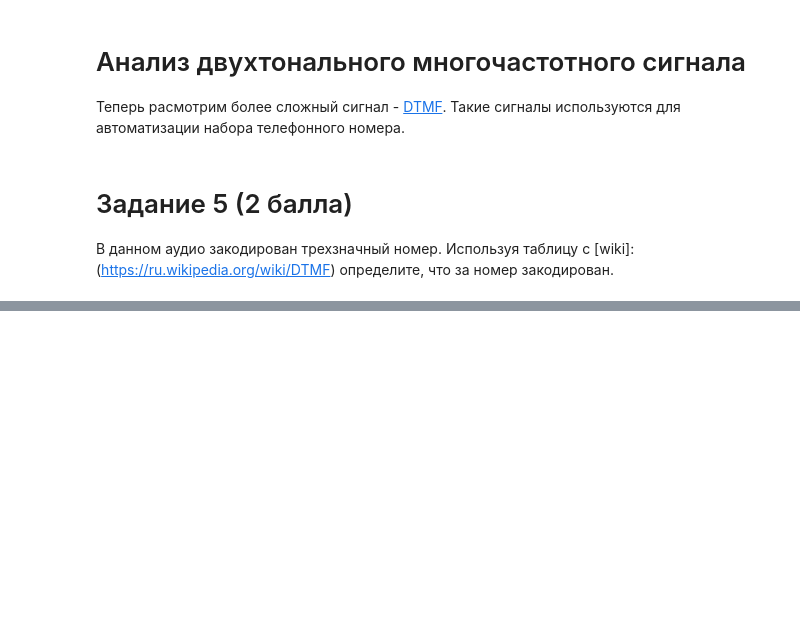
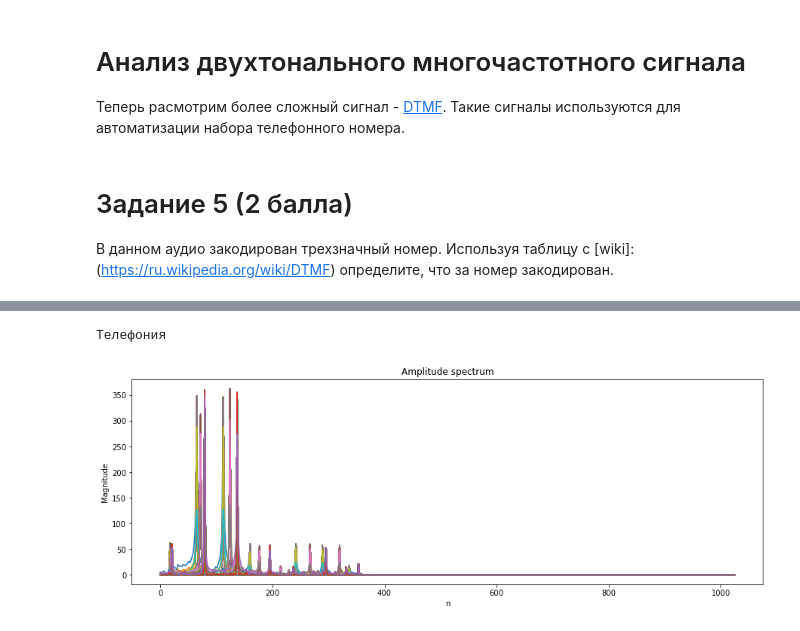
Before and after one commit to GreasyGoose/audio_processing, a Jupyter notebook: lab2.ipynb, the cells around one changed output, grey strips where cells are left out. Cells and saved outputs as stored; diff of their text form; code cells hidden in the pictures; blank space fills up the shorter version.

```diff
--- a/lab2.ipynb
+++ b/lab2.ipynb
@@ -410,0 +429,7 @@ draw_waveform(dtmf, sr=dtmf_sr)
+# %%
+dtmf_librosa_spec = librosa.stft(dtmf, 2048, 512, window='hann', center=True)
+print("Телефония")
+draw_spec(dtmf_librosa_spec, draw_p=False, figsize=(15,5))
+# %% [output]
+Телефония
+[figure, added]
```
Also changed, not shown: parts of 17 cells of this notebook.
